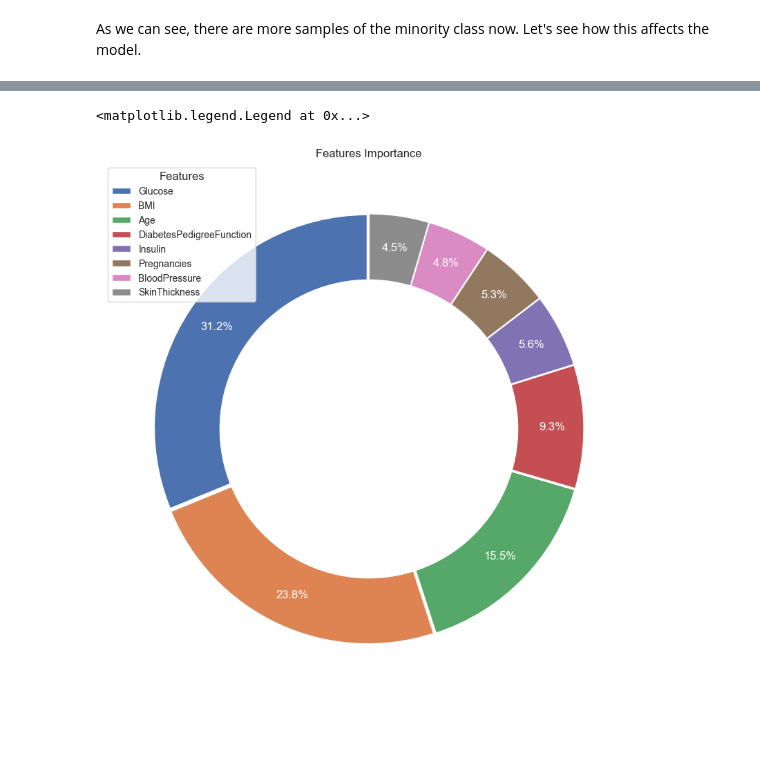
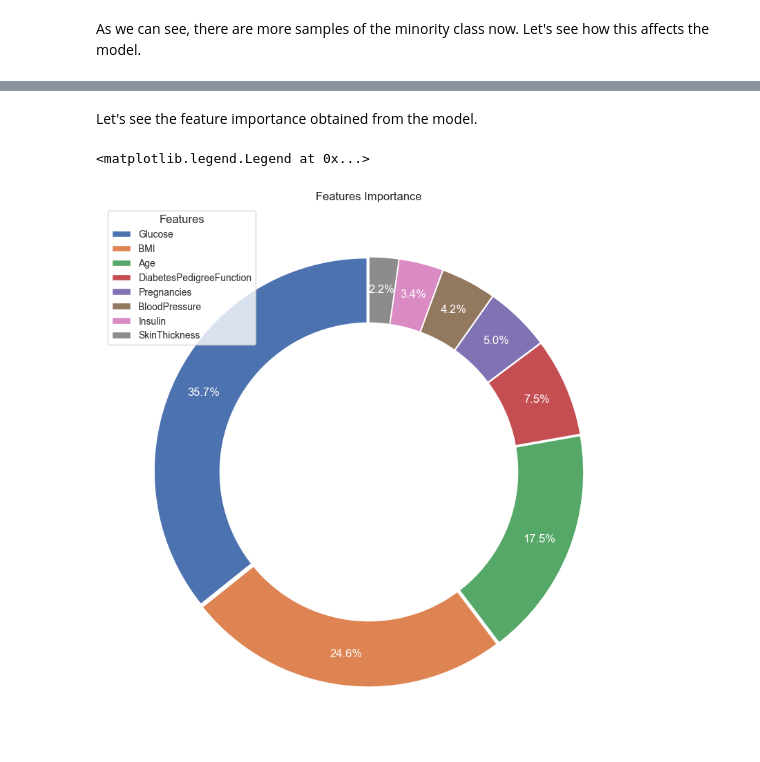
Before and after one commit to JuanDa14Sa/Diabetes-prediction, a Jupyter notebook: diabetes_prediction.ipynb, the cells around one changed output, grey strips where cells are left out. Drawn from its saved outputs; the diff is of its cells as text; code cells hidden in the pictures; blank space fills up the shorter version.

Commit message:
Completed model

```diff
--- a/diabetes_prediction.ipynb
+++ b/diabetes_prediction.ipynb
@@ -267,7 +267,8 @@ from imblearn.pipeline import Pipeline as imbPipeline
 cv = StratifiedKFold(n_splits=5, shuffle=True, random_state=42)
 pipeline = imbPipeline([('smote', SMOTE(random_state=42)), ('model', RandomForestClassifier(random_state=42))])
 param_grid = {'model__n_estimators': [100, 200, 300, 400], 'model__max_depth': [2, 3, 4, 5],
-              'model__criterion': ['gini', 'entropy', 'log_loss'], 'smote__k_neighbors': [3, 4, 5, 6, 7]}
+              'model__criterion': ['gini', 'entropy', 'log_loss'],'model__class_weight': ['balanced', 'balanced_subsample'],
+              'model__min_samples_leaf':[1,2,3], 'smote__k_neighbors': [3, 4, 5, 6, 7]}
 grid = GridSearchCV(pipeline, param_grid, cv=cv, n_jobs=-1, scoring=scoring, refit='AUC')
 grid.fit(X_train, y_train)
 for score in scoring.keys():
@@ -279,0 +283,5 @@ grid.best_params_: {'model__criterion': 'gini', 'model__max_depth': 2, 'model__n
+# %%
+smote = grid.best_estimator_.named_steps['smote']
+model = grid.best_estimator_.named_steps['model']
+pipeline = imbPipeline([('smote', smote), ('model', model)])
+pipeline.fit(X_train, y_train)
@@ -282,21 +333,23 @@ Using SMOTE, we get a better recall score, but a lower accuracy score. This is d
+# %% [markdown]
+ Let's see the feature importance obtained from the model.
 # %%
-features_importance = pd.DataFrame({'Features': X_train.columns, 'Importance': grid.best_estimator_.named_steps['model'].feature_importances_})
+features_importance = pd.DataFrame({'Features': X_train.columns, 'Importance': pipeline.named_steps['model'].feature_importances_})
 features_importance.sort_values(by='Importance', ascending=False, inplace=True)
 plt.figure(figsize=(15, 10))
 explode = ( 0.01, 0.01,  0.01,  0.01,  0.01,  0.01,  0.01,  0.01)
 pie = plt.pie(features_importance['Importance'], labels=features_importance['Features'],
               autopct='%1.1f%%', explode=explode, startangle=90, pctdistance=0.85, labeldistance=1.1, textprops={'color':"w"})
 plt.title('Features Importance')
 plt.ylabel('')
 centre_circle = plt.Circle((0, 0), 0.70, fc='white')
 fig = plt.gcf()
 fig.gca().add_artist(centre_circle)
 # remove labels from the pie
 for text in pie[1]:
     text.set_visible(False)
 # create a legend
 plt.legend(title='Features', loc=2, labels=features_importance['Features'], prop={'size': 10})
 # move the percentage inside the pie
 # %% [output]
 <matplotlib.legend.Legend at 0x...>
-[figure, old version]
+[figure, new version]
```
Also changed, not shown: parts of 14 cells of this notebook.
